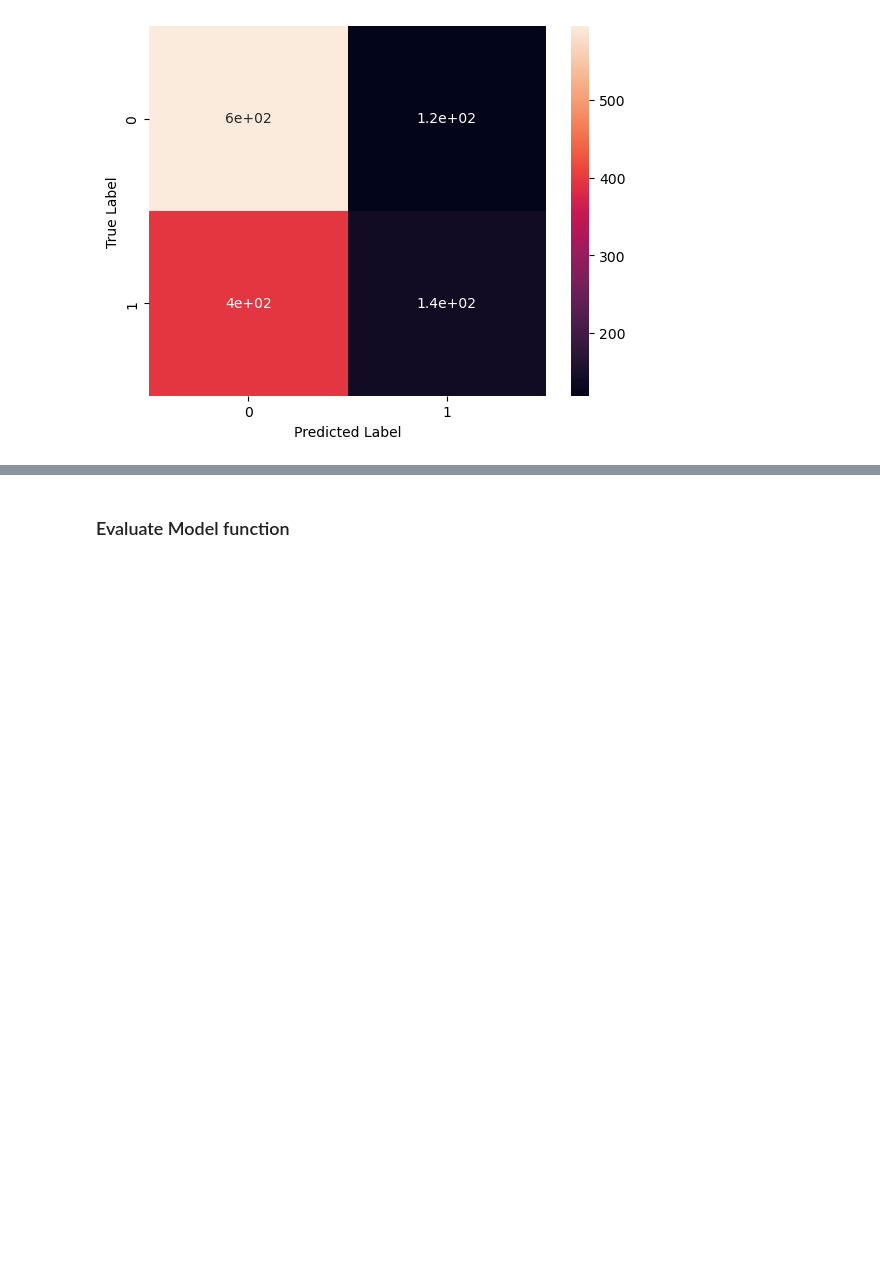
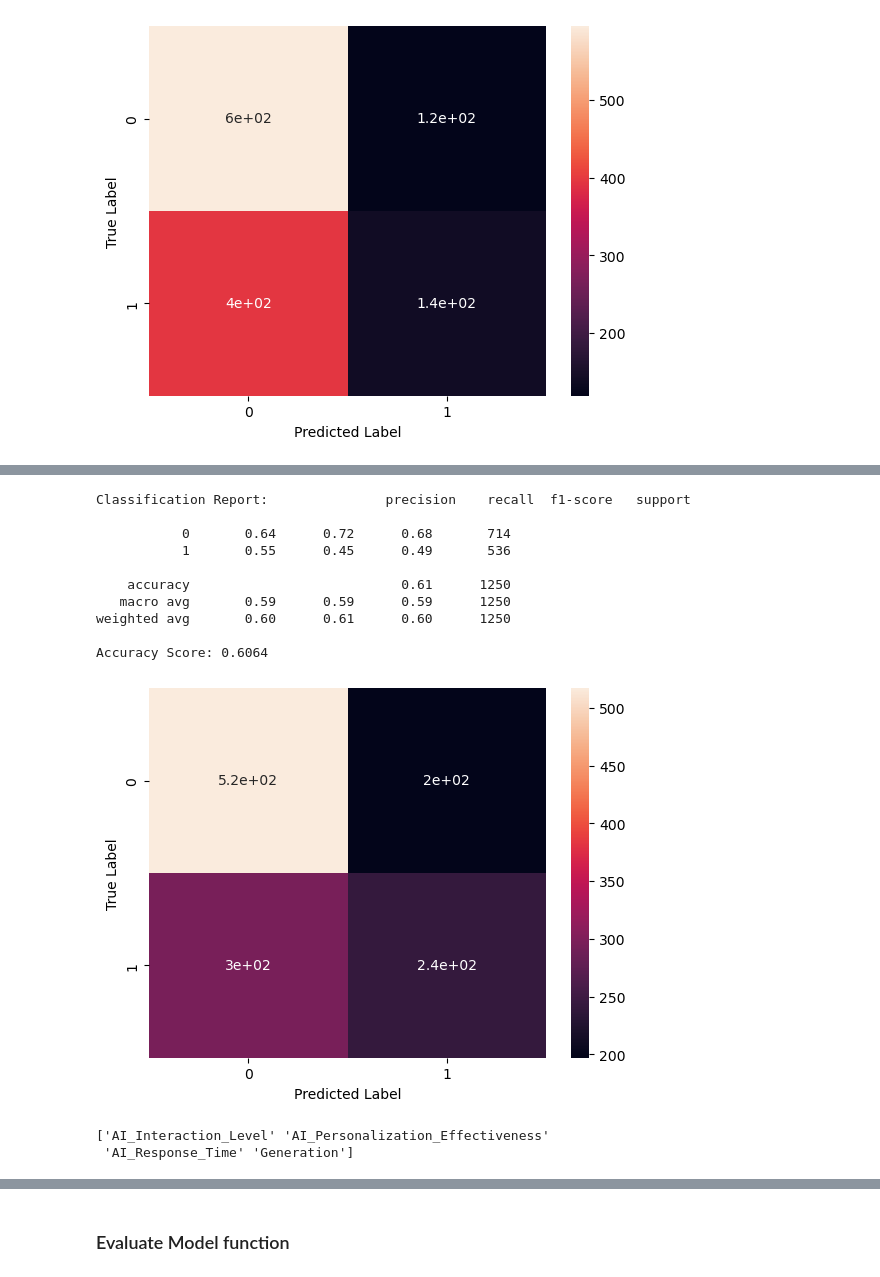
Before and after one commit to alim0118/customer-churn-predictor, a Jupyter notebook: Churn_Predictor.ipynb, the cells around one changed output, grey strips where cells are left out. Drawn from its saved outputs; the diff is of its cells as text; code cells hidden in the pictures; blank space fills up the shorter version.

```diff
--- a/Churn_Predictor.ipynb
+++ b/Churn_Predictor.ipynb
@@ -548,0 +573,33 @@ from sklearn.model_selection import GridSearchCV
+# %%
+# rerun decision tree with selected features
+X_train_sel = X_train[['AI_Interaction_Level', 'Satisfaction_with_AI_Services', 'AI_Personalization_Effectiveness', 'Overall_Usage_Frequency']]
+X_test_sel = X_test[['AI_Interaction_Level', 'Satisfaction_with_AI_Services', 'AI_Personalization_Effectiveness', 'Overall_Usage_Frequency']]
+decisiontree.fit(X_train_sel, Y_train)
+
+y_pred_dt = decisiontree.predict(X_test_sel)
+print_classification_report(Y_test, y_pred_dt)
+print_conf_matrix(Y_test, y_pred_dt)
+# %% [output]
+Classification Report:               precision    recall  f1-score   support
+
+           0       0.64      0.72      0.68       714
+           1       0.55      0.45      0.49       536
+
+    accuracy                           0.61      1250
+   macro avg       0.59      0.59      0.59      1250
+weighted avg       0.60      0.61      0.60      1250
+
+Accuracy Score: 0.6064
+[figure, added]
+# %%
+# run backward selection with decision tree
+from sklearn.feature_selection import SequentialFeatureSelector as SFS
+
+sfs1 = SFS(decisiontree,
+          direction = 'backward')
+
+sfs_forward_best = sfs1.fit(X_train, Y_train)
+print(sfs_forward_best.get_feature_names_out())
+# %% [output]
+['AI_Interaction_Level' 'AI_Personalization_Effectiveness'
+ 'AI_Response_Time' 'Generation']
```
Also changed, not shown: parts of 14 cells of this notebook.
